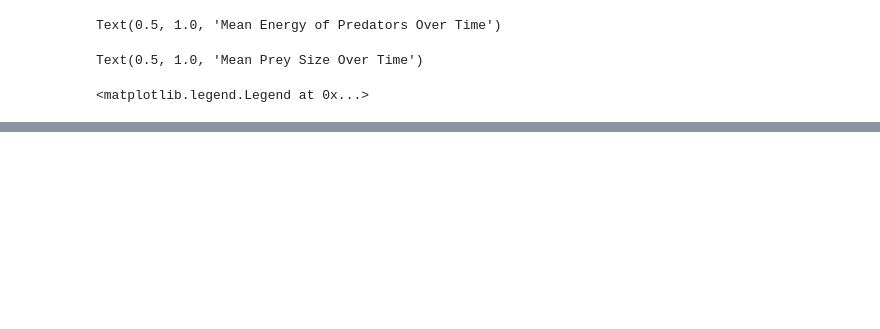
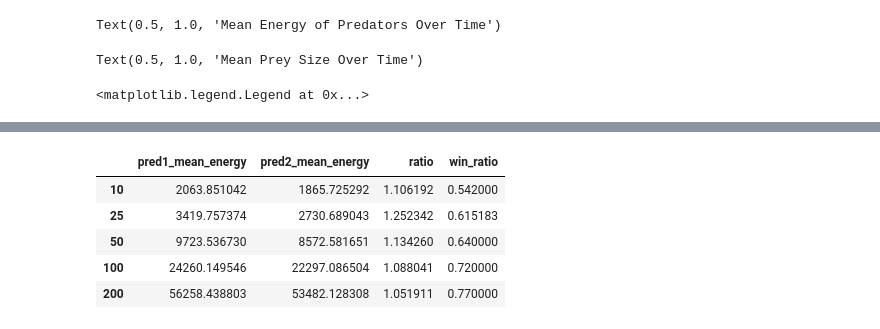
Before and after one commit to kayrahansimsek/optimal-foraging-model, a Jupyter notebook: analysis.ipynb, the cells around one changed output, grey strips where cells are left out. Saved outputs shown, nothing was run; the diff lists cells and outputs as text; code cells hidden in the pictures; blank space fills up the shorter version.

```diff
--- a/analysis.ipynb
+++ b/analysis.ipynb
@@ -130,11 +138,3 @@ axs[1,1].set_title("Frequency of Prey Sizes Eaten by Predators")
 axs[1,1].legend()
 # %% [output]
 <matplotlib.legend.Legend at 0x...>
-# %%
-sim1_win = 0
-sim2_win = 0
-for i in sim_win.values():
-    if i == "pred1":
-        sim1_win += 1
-    elif i == "pred2":
-        sim2_win += 1
@@ -144,0 +171,10 @@ fig
+# %%
+ultimate_df.sort_index(inplace = True)
+ultimate_df
+# %% [output]
+|  | pred1_mean_energy | pred2_mean_energy | ratio | win_ratio |
+| 10 | 2063.851042 | 1865.725292 | 1.106192 | 0.542000 |
+| 25 | 3419.757374 | 2730.689043 | 1.252342 | 0.615183 |
+| 50 | 9723.536730 | 8572.581651 | 1.134260 | 0.640000 |
+| 100 | 24260.149546 | 22297.086504 | 1.088041 | 0.720000 |
+| 200 | 56258.438803 | 53482.128308 | 1.051911 | 0.770000 |
```
Also changed, not shown: parts of 8 cells of this notebook.
